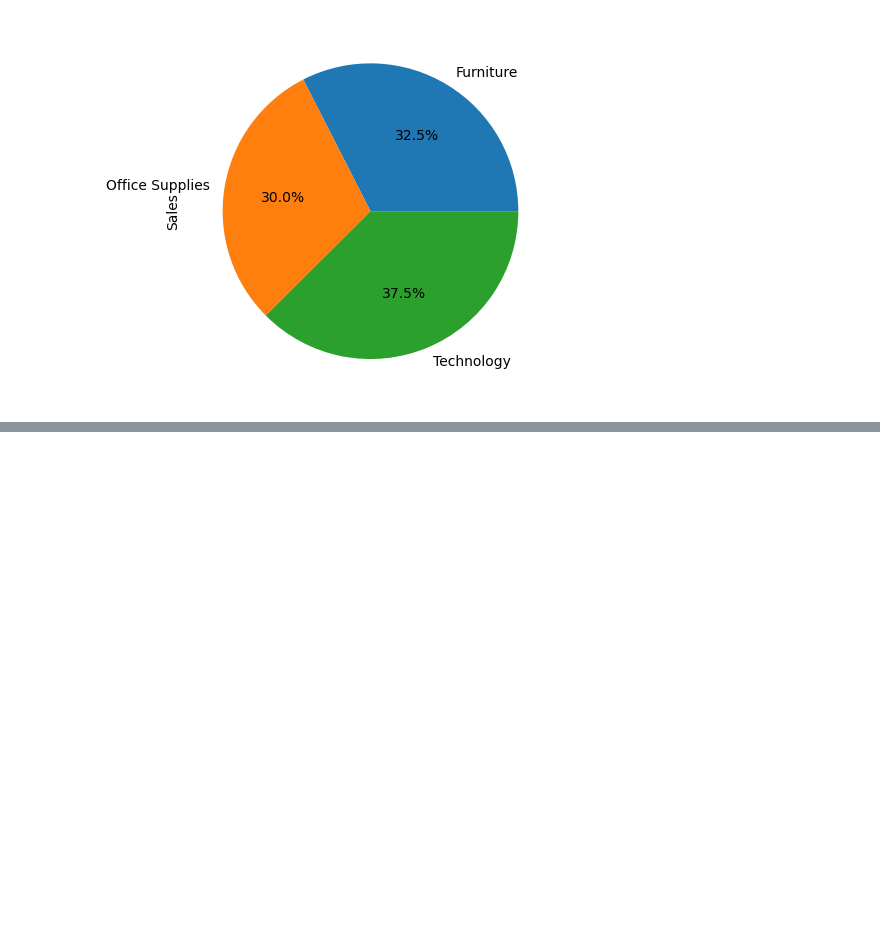
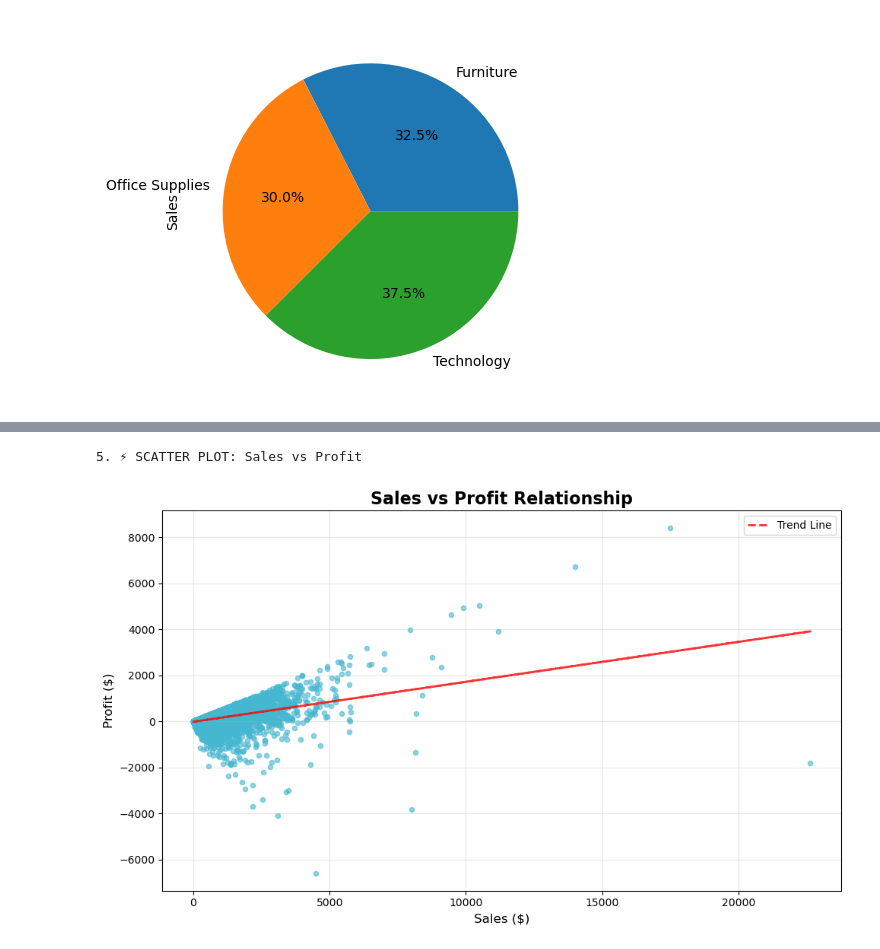
Before and after one commit to hamayunarz/sales-performance-dashboard, a Jupyter notebook: notebooks/05_visualization.ipynb, the cells around one changed output, grey strips where cells are left out. Drawn from its saved outputs; the diff is of its cells as text; code cells hidden in the pictures; blank space fills up the shorter version.

```diff
--- a/notebooks/05_visualization.ipynb
+++ b/notebooks/05_visualization.ipynb
@@ -26,0 +94,22 @@ df.groupby('Category')['Sales'].sum().plot(kind='pie', autopct='%1.1f%%')
+# %%
+# SCATTER PLOT - Sales vs Profit
+print("\n5. ⚡ SCATTER PLOT: Sales vs Profit")
+plt.figure(figsize=(10, 6))
+
+plt.scatter(df['Sales'], df['Profit'], alpha=0.6, color='#45B7D1', s=20)
+plt.title('Sales vs Profit Relationship', fontsize=16, fontweight='bold')
+plt.xlabel('Sales ($)', fontsize=12)
+plt.ylabel('Profit ($)', fontsize=12)
+plt.grid(True, alpha=0.3)
+
+# Add trend line
+z = np.polyfit(df['Sales'], df['Profit'], 1)
+p = np.poly1d(z)
+plt.plot(df['Sales'], p(df['Sales']), "r--", alpha=0.8, linewidth=2, label='Trend Line')
+plt.legend()
+
+plt.tight_layout()
+plt.show()
+# %% [output]
+5. ⚡ SCATTER PLOT: Sales vs Profit
+[figure, added]
```
Also changed, not shown: parts of 7 cells of this notebook, 8 other files.
